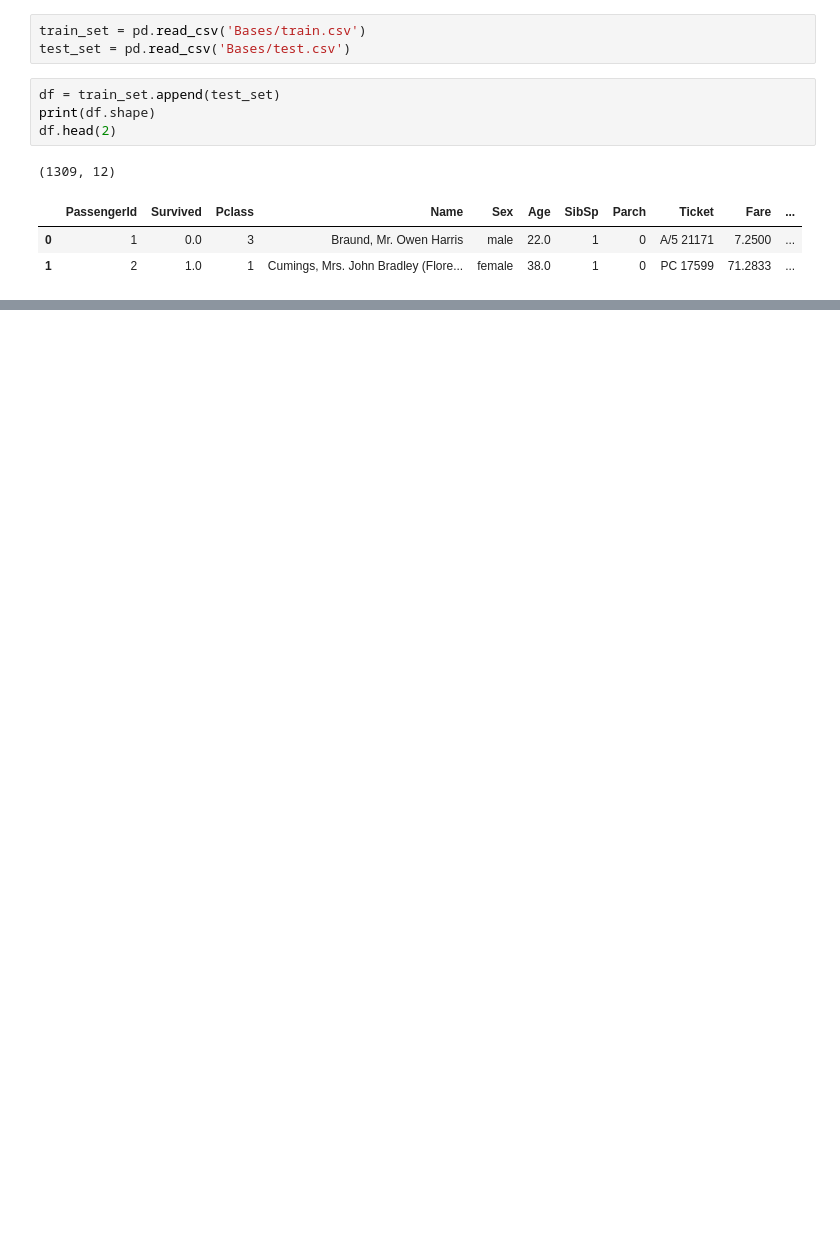
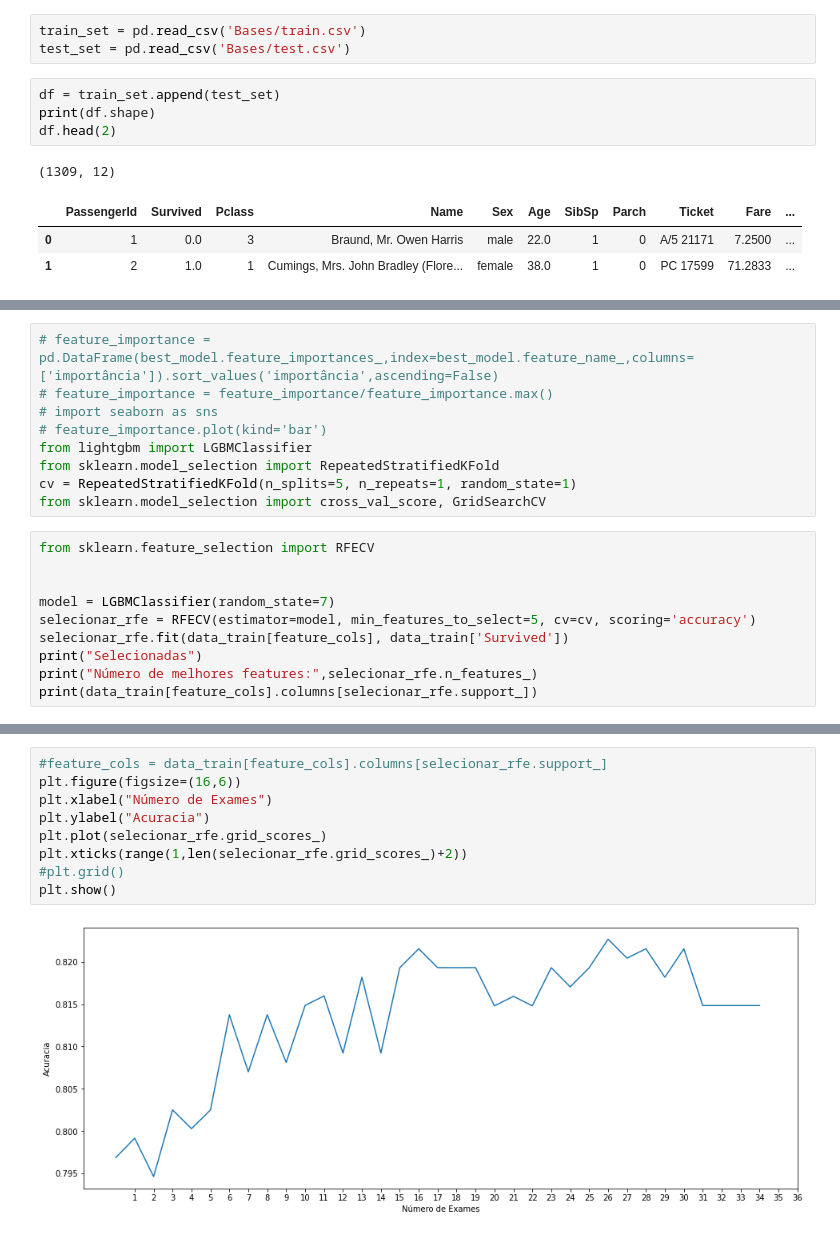
Before and after one commit to kisukegremory/Kaggle-Titanic, a Jupyter notebook: LightGBM - Kaggle Course Feature Engineering.ipynb, the cells around one changed output, grey strips where cells are left out. Cells and saved outputs as stored; diff of their text form; blank space fills up the shorter version.

```diff
--- a/LightGBM - Kaggle Course Feature Engineering.ipynb
+++ b/LightGBM - Kaggle Course Feature Engineering.ipynb
@@ -118,0 +132,19 @@ Accuracy: 0.815 +- (0.041)
+# %%
+# feature_importance = pd.DataFrame(best_model.feature_importances_,index=best_model.feature_name_,columns=['importância']).sort_values('importância',ascending=False)
+# feature_importance = feature_importance/feature_importance.max()
+# import seaborn as sns
+# feature_importance.plot(kind='bar')
+from lightgbm import LGBMClassifier
+from sklearn.model_selection import RepeatedStratifiedKFold
+cv = RepeatedStratifiedKFold(n_splits=5, n_repeats=1, random_state=1)
+from sklearn.model_selection import cross_val_score, GridSearchCV
+# %%
+from sklearn.feature_selection import RFECV
+
+
+model = LGBMClassifier(random_state=7)
+selecionar_rfe = RFECV(estimator=model, min_features_to_select=5, cv=cv, scoring='accuracy')
+selecionar_rfe.fit(data_train[feature_cols], data_train['Survived'])
+print("Selecionadas")
+print("Número de melhores features:",selecionar_rfe.n_features_)
+print(data_train[feature_cols].columns[selecionar_rfe.support_])
@@ -118,0 +174,11 @@ Accuracy: 0.815 +- (0.041)
+# %%
+#feature_cols = data_train[feature_cols].columns[selecionar_rfe.support_]
+plt.figure(figsize=(16,6))
+plt.xlabel("Número de Exames")
+plt.ylabel("Acuracia")
+plt.plot(selecionar_rfe.grid_scores_)
+plt.xticks(range(1,len(selecionar_rfe.grid_scores_)+2))
+#plt.grid()
+plt.show()
+# %% [output]
+[figure, added]
```
Also changed, not shown: parts of 29 cells of this notebook, 13 other files.
